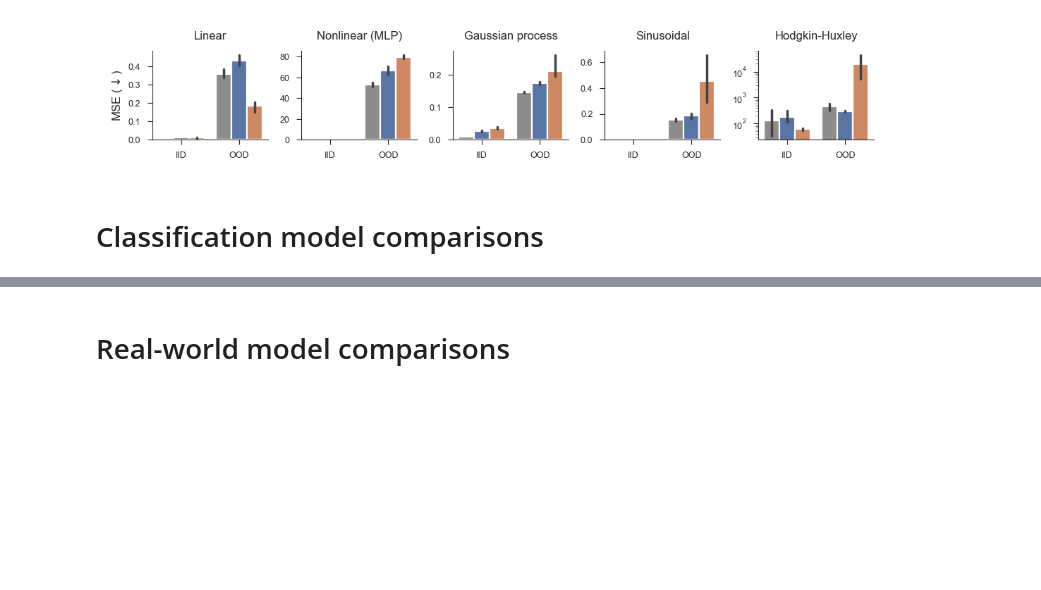
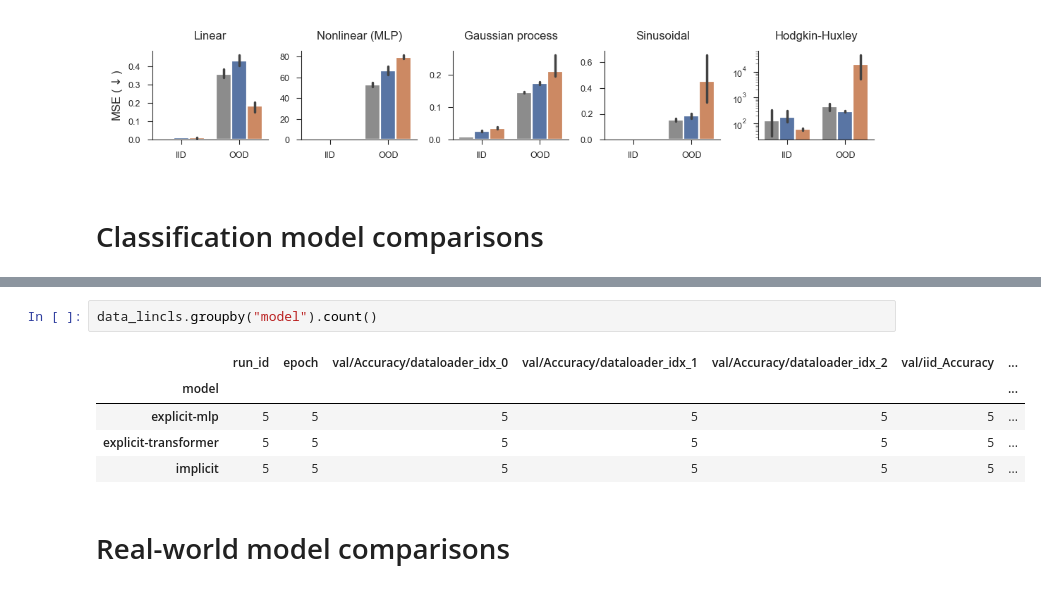
Before and after one commit to EricElmoznino/explicit_implicit_icl, a Jupyter notebook: notebooks/paper/figures.ipynb, the cells around one changed output, grey strips where cells are left out. Drawn from its saved outputs; the diff is of its cells as text; blank space fills up the shorter version.

```diff
--- a/notebooks/paper/figures.ipynb
+++ b/notebooks/paper/figures.ipynb
@@ -457,3 +457,11 @@ Loading from cached file data/alchemy_model_comparison.csv...
+# %%
+data_lincls.groupby("model").count()
+# %% [output]
+|  | run_id | epoch | val/Accuracy/dataloader_idx_0 | val/Accuracy/dataloader_idx_1 | val/Accuracy/dataloader_idx_2 | val/iid_Accuracy | ... |
+| model |  |  |  |  |  |  | ... |
+| explicit-mlp | 5 | 5 | 5 | 5 | 5 | 5 | ... |
+| explicit-transformer | 5 | 5 | 5 | 5 | 5 | 5 | ... |
+| implicit | 5 | 5 | 5 | 5 | 5 | 5 | ... |
 # %% [markdown]
 # Real-world model comparisons
 # %%
```
Also changed, not shown: parts of 1 cell of this notebook, 4 other files.
